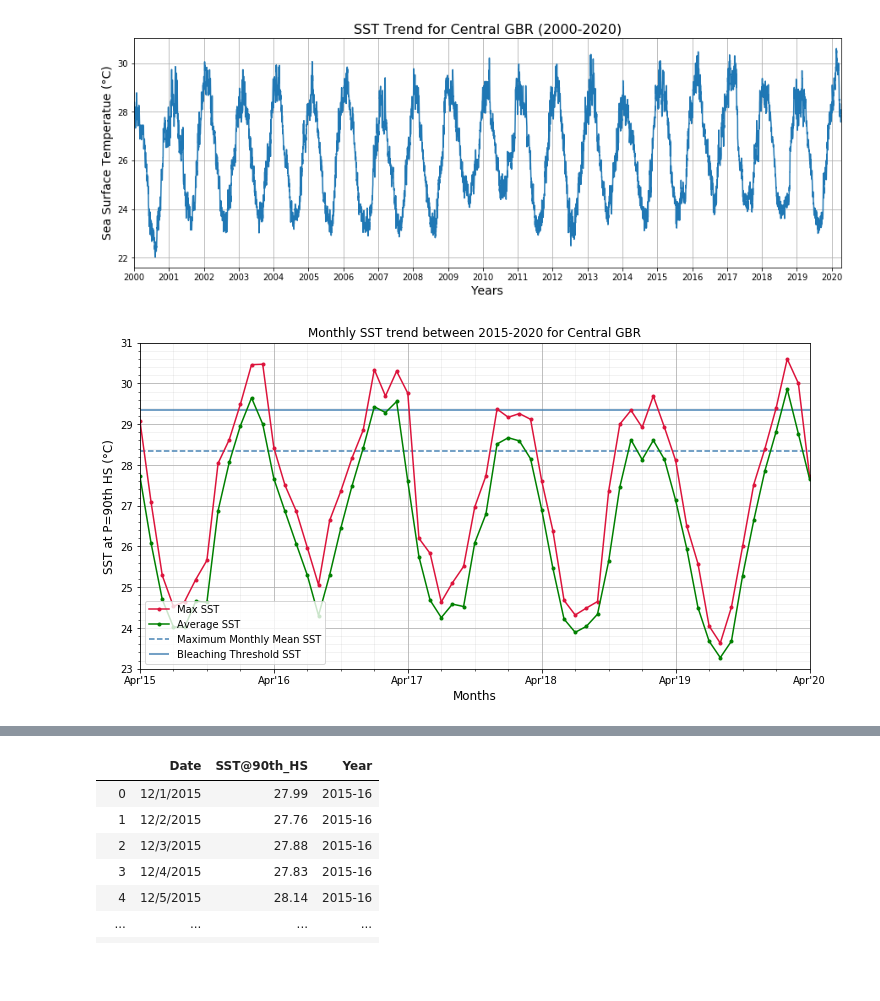
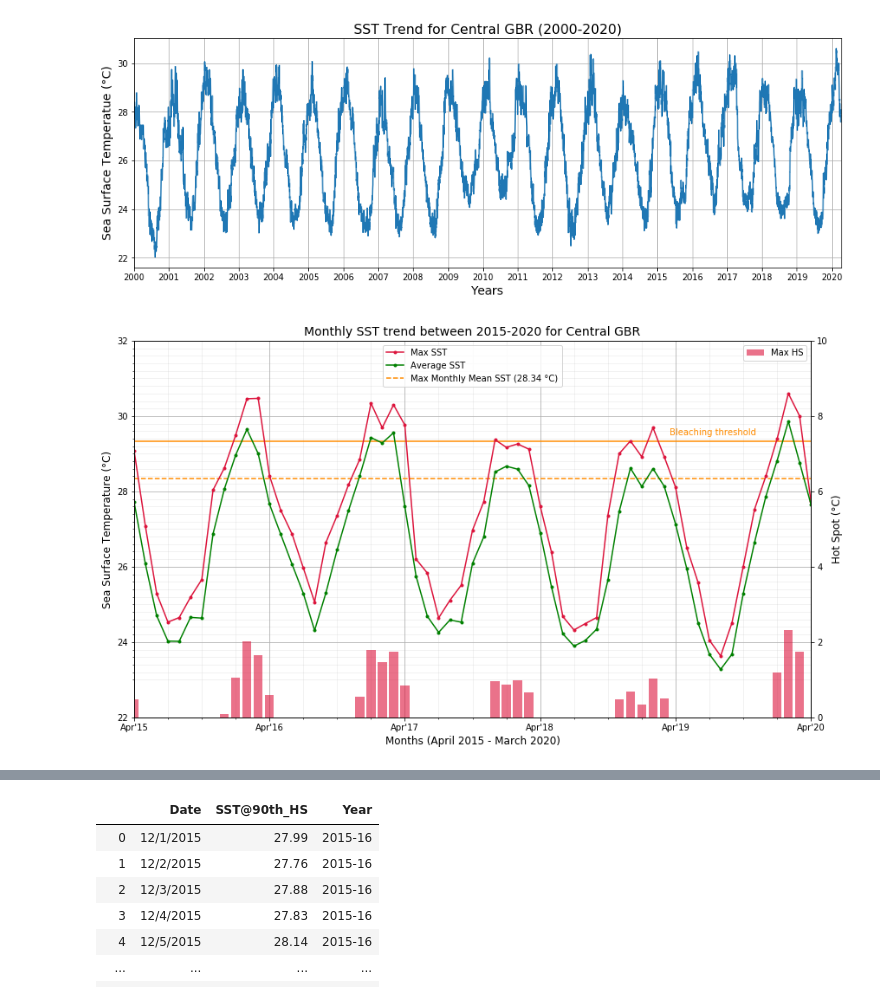
Before and after one commit to Aastha-Arora/Great-Barrier-Reef, a Jupyter notebook: 3. Central_GBR.ipynb, the cells around one changed output, grey strips where cells are left out. Saved outputs shown, nothing was run; the diff lists cells and outputs as text; code cells hidden in the pictures; blank space fills up the shorter version.

Commit message:
Add Central GBR notbook

```diff
--- a/3. Central_GBR.ipynb
+++ b/3. Central_GBR.ipynb
@@ -121,29 +121,39 @@ max_DHW = max_five_year_grouped['DHW_from_90th_HS>1']
 x_axis = np.arange(1,62,1)
 # %%
 #Plotting the monthly trend in SST, HS and DHWfor last 5 years
-fig, ax = plt.subplots(figsize=(12,6))
+fig, ax = plt.subplots(figsize=(14,8))
+
+#Using left y-axis to plot SST
 plt.plot(x_axis, max_SST, label= "Max SST", color= 'crimson', marker ='.')
 plt.plot(x_axis, mean_SST, label= "Average SST", color= 'green', marker ='.')
-plt.hlines(averaged_max_monthly_mean, 1, 61, color='steelblue',
-           label='Maximum Monthly Mean SST', linestyle='dashed')
-plt.hlines(bleaching_threshold, 1, 61, color='steelblue', label='Bleaching Threshold SST')
+plt.hlines(averaged_max_monthly_mean, 1, 61, color='darkorange',
+           label='Max Monthly Mean SST (28.34 °C)', linestyle='dashed')
+plt.hlines(bleaching_threshold, 1, 61, color='darkorange')
+plt.annotate("Bleaching threshold",(48.5,29.5),fontsize=10,color="darkorange")
 plt.xlim(1,61)
-plt.ylim(23,31)
+plt.ylim(22,32)
 major_xticks = np.arange(1, 62, 12)
 minor_xticks = np.arange(1, 62, 3)
-minor_yticks = np.arange(23,31,0.2)
+minor_yticks = np.arange(23,32,0.2)
 ax.set_xticks(major_xticks)
 ax.set_xticklabels(["Apr'15","Apr'16", "Apr'17", "Apr'18", "Apr'19", "Apr'20"], fontsize=10)
 ax.set_xticks(minor_xticks, minor = True)
 ax.set_yticks(minor_yticks, minor = True)
-# plt.xticks(x_axis)
-plt.title('Monthly SST trend between 2015-2020 for Central GBR', fontsize=12)
-plt.xlabel('Months', fontsize=12)
-plt.ylabel('SST at P=90th HS (°C)', fontsize=12)
-plt.legend(loc='lower left')
+plt.title('Monthly SST trend between 2015-2020 for Central GBR', fontsize=14)
+plt.xlabel('Months (April 2015 - March 2020)', fontsize=12)
+plt.ylabel('Sea Surface Temperature (°C)', fontsize=12)
+plt.legend(loc='upper center')
 plt.grid()
 ax.grid(which='minor', alpha=0.2)
+
+#Using right y-axis to plot HotSpot
+ax2 = ax.twinx()
+plt.ylim(0,10)
+plt.ylabel('Hot Spot (°C)', fontsize=12)
+plt.bar(x_axis, max_HS, label= "Max HS", color= 'crimson',alpha=0.6)
+plt.legend()
+plt.savefig('Output/SavedPlots/5_year_SST_trend_central.png')
 plt.show()
 # %% [output]
-[figure, old version]
+[figure, new version]
 # %%
```
Also changed, not shown: parts of 15 cells of this notebook.
